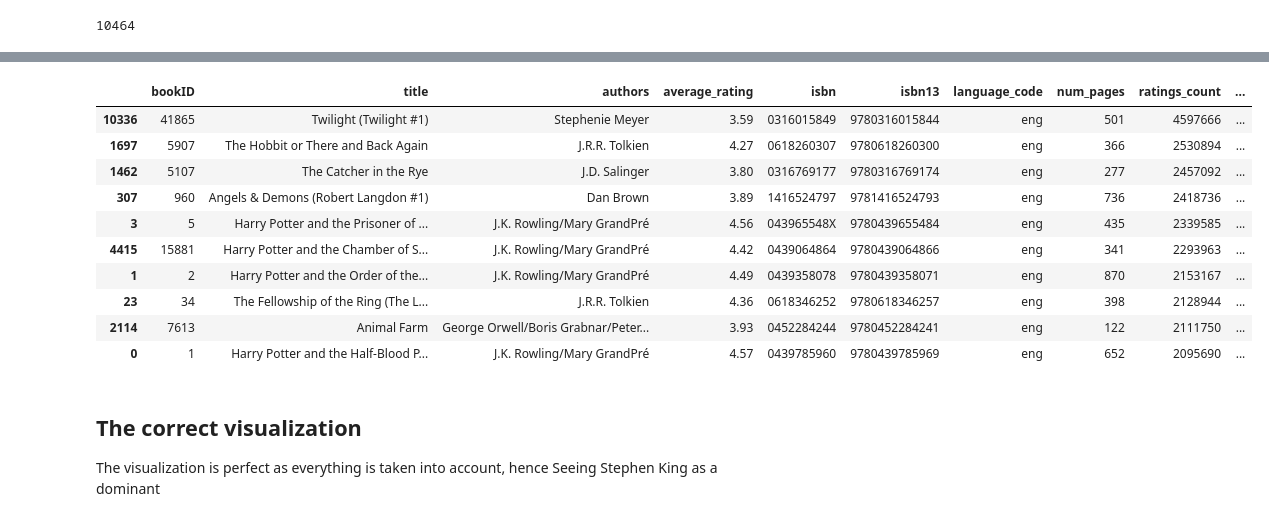
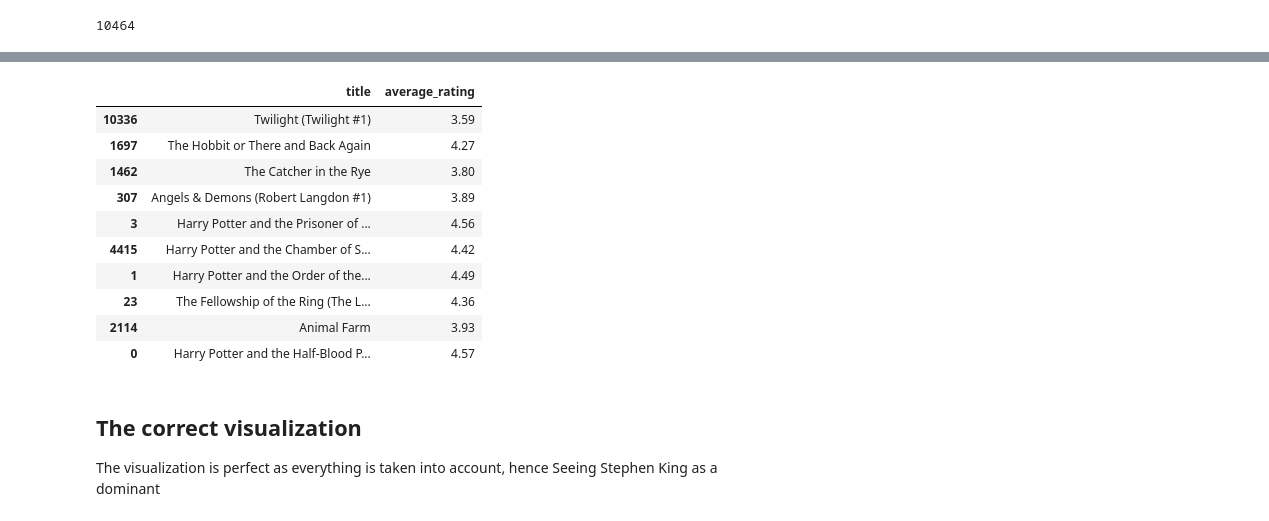
Before and after one commit to Darknez07/Goodread-books-analysis, a Jupyter notebook: books-and-reccomendation.ipynb, the cells around one changed output, grey strips where cells are left out. Drawn from its saved outputs; the diff is of its cells as text; code cells hidden in the pictures.

```diff
--- a/books-and-reccomendation.ipynb
+++ b/books-and-reccomendation.ipynb
@@ -124,17 +128,18 @@ for x in writers.items():
 # %%
-rsv.sort_values(by=['ratings_count'],ascending=False)[:10]
+rsv.sort_values(by=['ratings_count'],
+                ascending=False).loc[:,("title","average_rating")][:10]
 # %% [output]
-|  | bookID | title | authors | average_rating | isbn | isbn13 | language_code | num_pages | ratings_count | ... |
-| 10336 | 41865 | Twilight (Twilight #1) | Stephenie Meyer | 3.59 | 0316015849 | 9780316015844 | eng | 501 | 4597666 | ... |
-| 1697 | 5907 | The Hobbit or There and Back Again | J.R.R. Tolkien | 4.27 | 0618260307 | 9780618260300 | eng | 366 | 2530894 | ... |
-| 1462 | 5107 | The Catcher in the Rye | J.D. Salinger | 3.80 | 0316769177 | 9780316769174 | eng | 277 | 2457092 | ... |
-| 307 | 960 | Angels & Demons (Robert Langdon #1) | Dan Brown | 3.89 | 1416524797 | 9781416524793 | eng | 736 | 2418736 | ... |
-| 3 | 5 | Harry Potter and the Prisoner of ... | J.K. Rowling/Mary GrandPré | 4.56 | 043965548X | 9780439655484 | eng | 435 | 2339585 | ... |
-| 4415 | 15881 | Harry Potter and the Chamber of S... | J.K. Rowling/Mary GrandPré | 4.42 | 0439064864 | 9780439064866 | eng | 341 | 2293963 | ... |
-| 1 | 2 | Harry Potter and the Order of the... | J.K. Rowling/Mary GrandPré | 4.49 | 0439358078 | 9780439358071 | eng | 870 | 2153167 | ... |
-| 23 | 34 | The Fellowship of the Ring (The L... | J.R.R. Tolkien | 4.36 | 0618346252 | 9780618346257 | eng | 398 | 2128944 | ... |
-| 2114 | 7613 | Animal Farm | George Orwell/Boris Grabnar/Peter... | 3.93 | 0452284244 | 9780452284241 | eng | 122 | 2111750 | ... |
-| 0 | 1 | Harry Potter and the Half-Blood P... | J.K. Rowling/Mary GrandPré | 4.57 | 0439785960 | 9780439785969 | eng | 652 | 2095690 | ... |
+|  | title | average_rating |
+| 10336 | Twilight (Twilight #1) | 3.59 |
+| 1697 | The Hobbit or There and Back Again | 4.27 |
+| 1462 | The Catcher in the Rye | 3.80 |
+| 307 | Angels & Demons (Robert Langdon #1) | 3.89 |
+| 3 | Harry Potter and the Prisoner of ... | 4.56 |
+| 4415 | Harry Potter and the Chamber of S... | 4.42 |
+| 1 | Harry Potter and the Order of the... | 4.49 |
+| 23 | The Fellowship of the Ring (The L... | 4.36 |
+| 2114 | Animal Farm | 3.93 |
+| 0 | Harry Potter and the Half-Blood P... | 4.57 |
 # %%
 get_books = dict(sorted(get_books.items(), key=lambda item: item[1], reverse=True))
 # %% [markdown]
```
Also changed, not shown: parts of 8 cells of this notebook.
